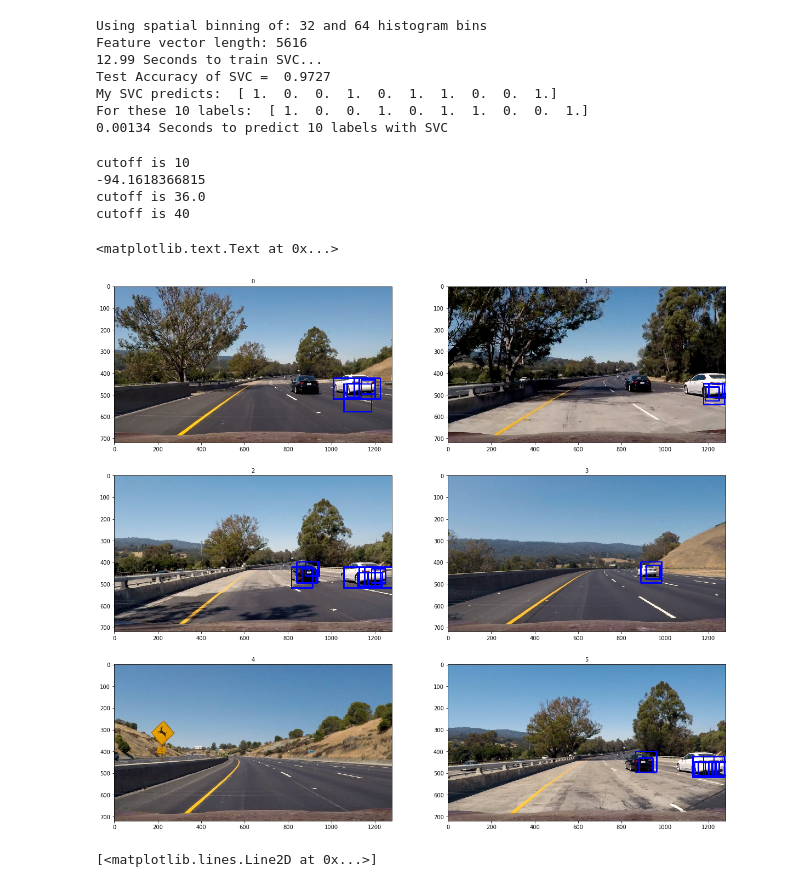
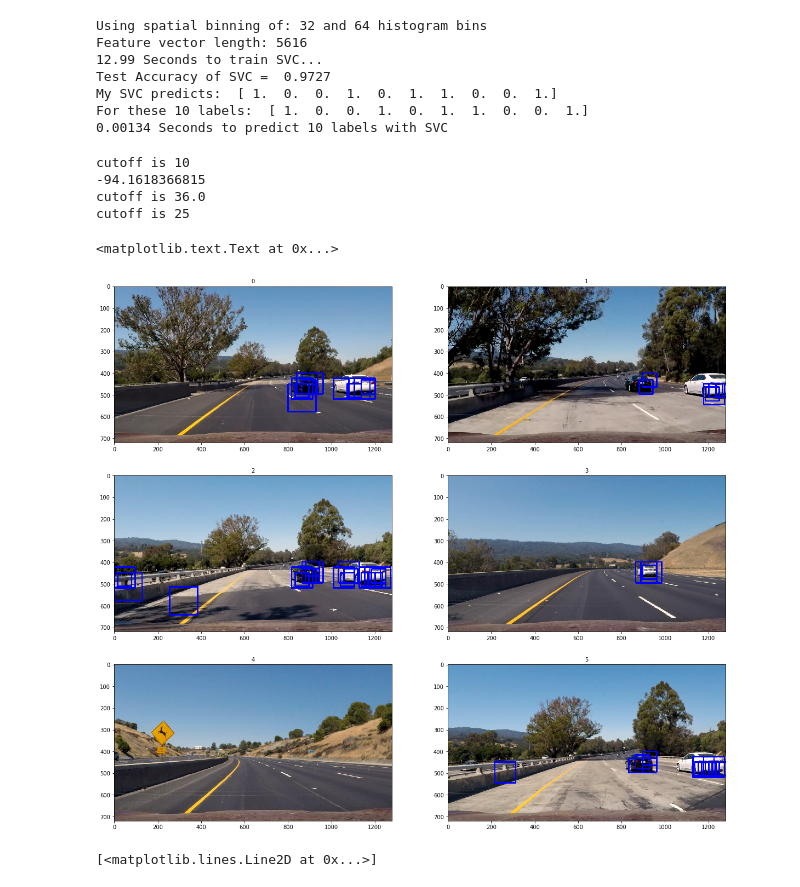
Before and after one commit to duke24k/self-driving-car-nd, a Jupyter notebook: p5/svc_train.ipynb, the cells around one changed output. Cells and saved outputs as stored; diff of their text form; code cells hidden in the pictures.

Commit message:
image added

```diff
--- a/p5/svc_train.ipynb
+++ b/p5/svc_train.ipynb
@@ -196,36 +196,36 @@ box, dist = create_box(cutoff = 10)
 print(np.mean(dist))
 
 cutoff = (np.mean(dist) + np.max(dist)) // 2.1
 print('cutoff is %s' % cutoff)
 
-cutoff = 40
+cutoff = 25
 images_box, all_dist = create_box(cutoff = cutoff)
 
 f, ((ax1, ax2), (ax3, ax4), (ax5, ax6)) = plt.subplots(3, 2, figsize=(20,18))
 ax1.imshow(images_box[3])
 ax1.set_title('0', fontsize=10)
 #ax2.imshow(image)
 ax2.imshow(images_box[4])
 ax2.set_title('1', fontsize=10)
 
 ax3.imshow(images_box[5])
 ax3.set_title('2', fontsize=10)
 
 ax4.imshow(images_box[6])
 ax4.set_title('3', fontsize=10)
 
 ax5.imshow(images_box[7])
 ax5.set_title('4', fontsize=10)
 
 ax6.imshow(images_box[8])
 ax6.set_title('5', fontsize=10)
 # %% [output]
 cutoff is 10
 -94.1618366815
 cutoff is 36.0
-cutoff is 40
+cutoff is 25
 <matplotlib.text.Text at 0x...>
-[figure, old version]
+[figure, new version]
 # %%
 reshaped =(np.array(all_dist)).reshape(1,-1)
 plt.plot(reshaped.T)
```
Also changed, not shown: 3 other files.
